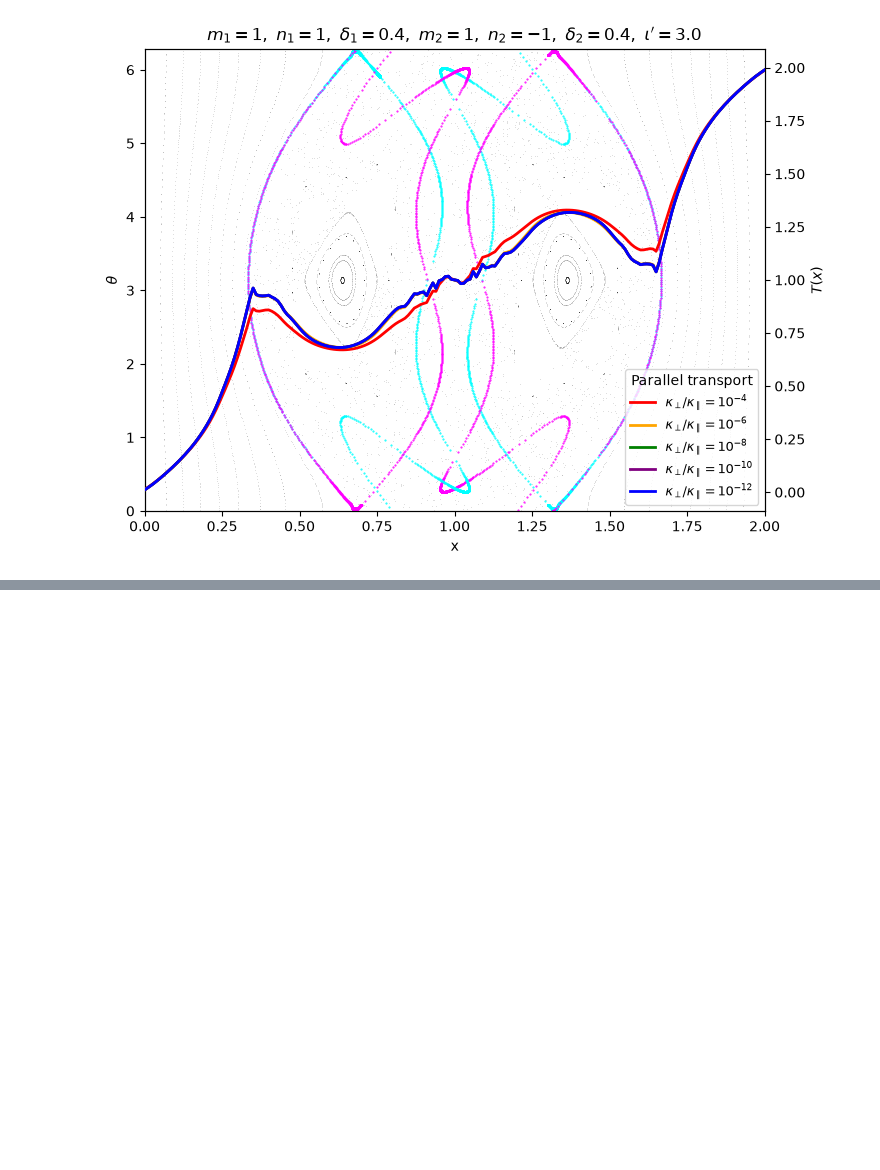
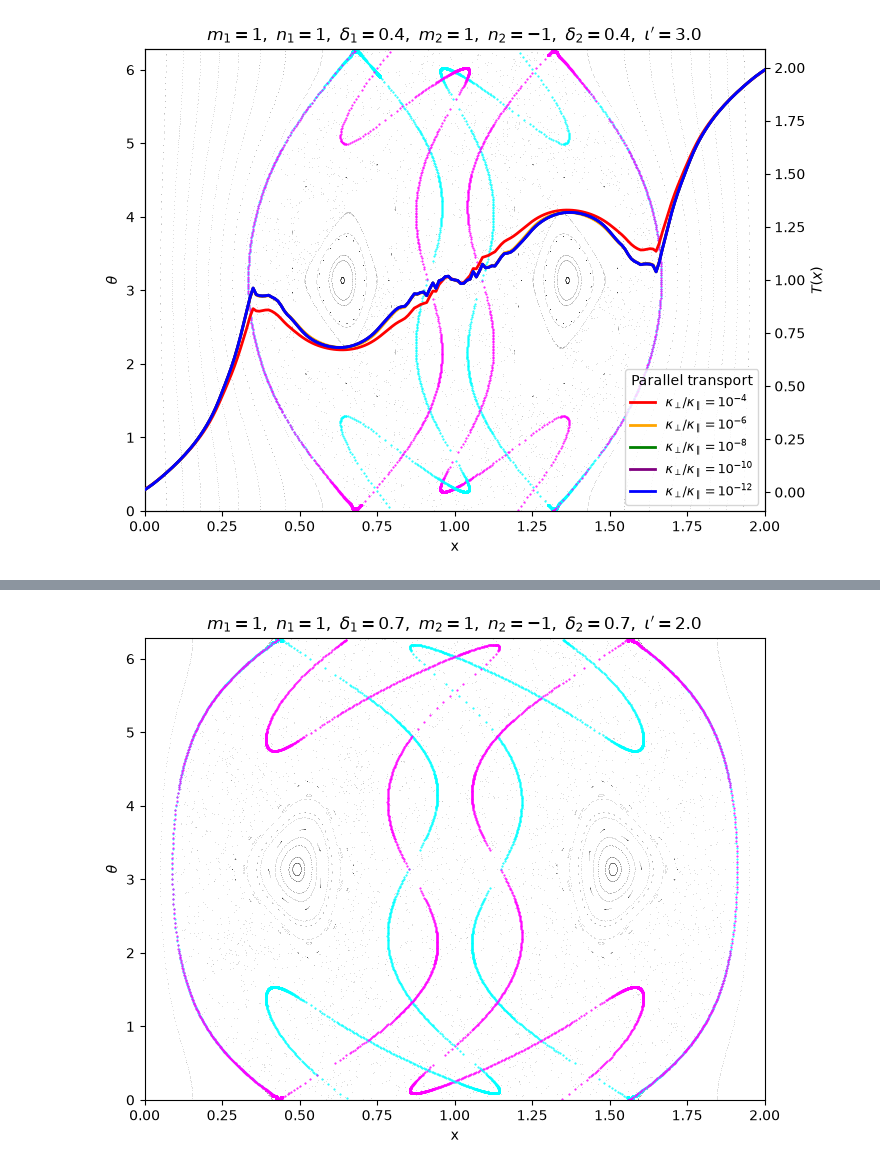
Before and after one commit to mireiaraventos/SdS, a Jupyter notebook: local/Plot_manifolds.ipynb, the cells around one changed output, grey strips where cells are left out. Drawn from its saved outputs; the diff is of its cells as text; code cells hidden in the pictures; blank space fills up the shorter version.

```diff
--- a/local/Plot_manifolds.ipynb
+++ b/local/Plot_manifolds.ipynb
@@ -868,0 +915,23 @@ with open(maxpoints_path, "w", encoding="utf-8") as f:
+# %%
+config_id = 126
+
+maxs=[1500,None,None,2200]
+maxu=[2200,None,None,1500]
+
+fig, ax = plot_configuration(config_id, markersize=1, poincare=True, unwrapped=True,
+                             maxs=maxs, maxu=maxu, temperature=False, t_f=0.01,
+                             k_values=[4.0, 6.0, 8.0, 10.0, 12.0])
+
+plt.show()
+
+# Save figure
+save_dir = Path("Figures") / f"config{config_id}"
+save_dir.mkdir(parents=True, exist_ok=True)
+fig.savefig(save_dir / f"config{config_id}.png", dpi=300, bbox_inches="tight")
+
+# Save maxs and maxu
+maxpoints_path = results_dir / f"maxpoints_{config_id}.json"
+with open(maxpoints_path, "w", encoding="utf-8") as f:
+    json.dump({"maxs": maxs, "maxu": maxu}, f, indent=4)
+# %% [output]
+[figure, added]
```
Also changed, not shown: parts of 6 cells of this notebook, 11 other files.
